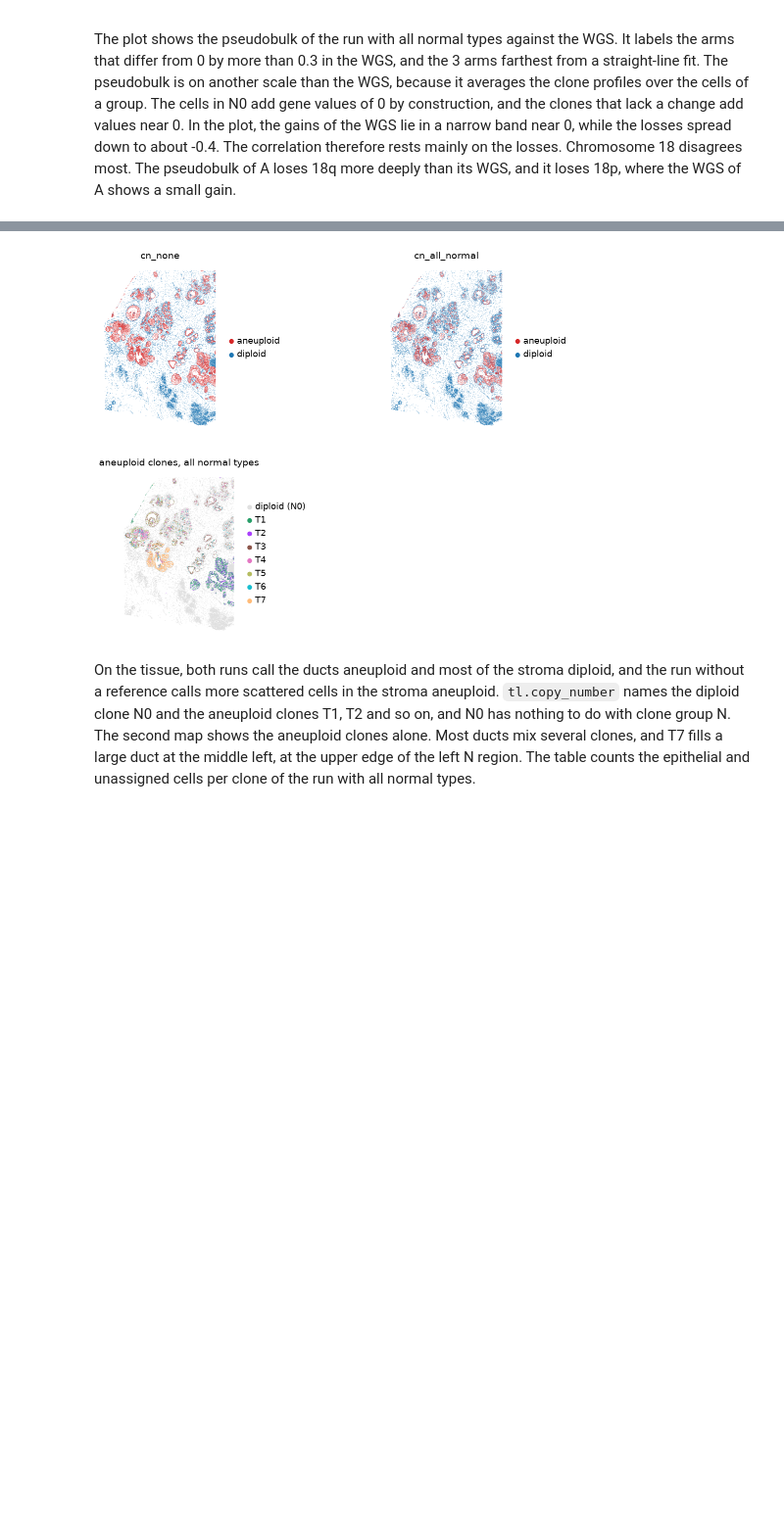
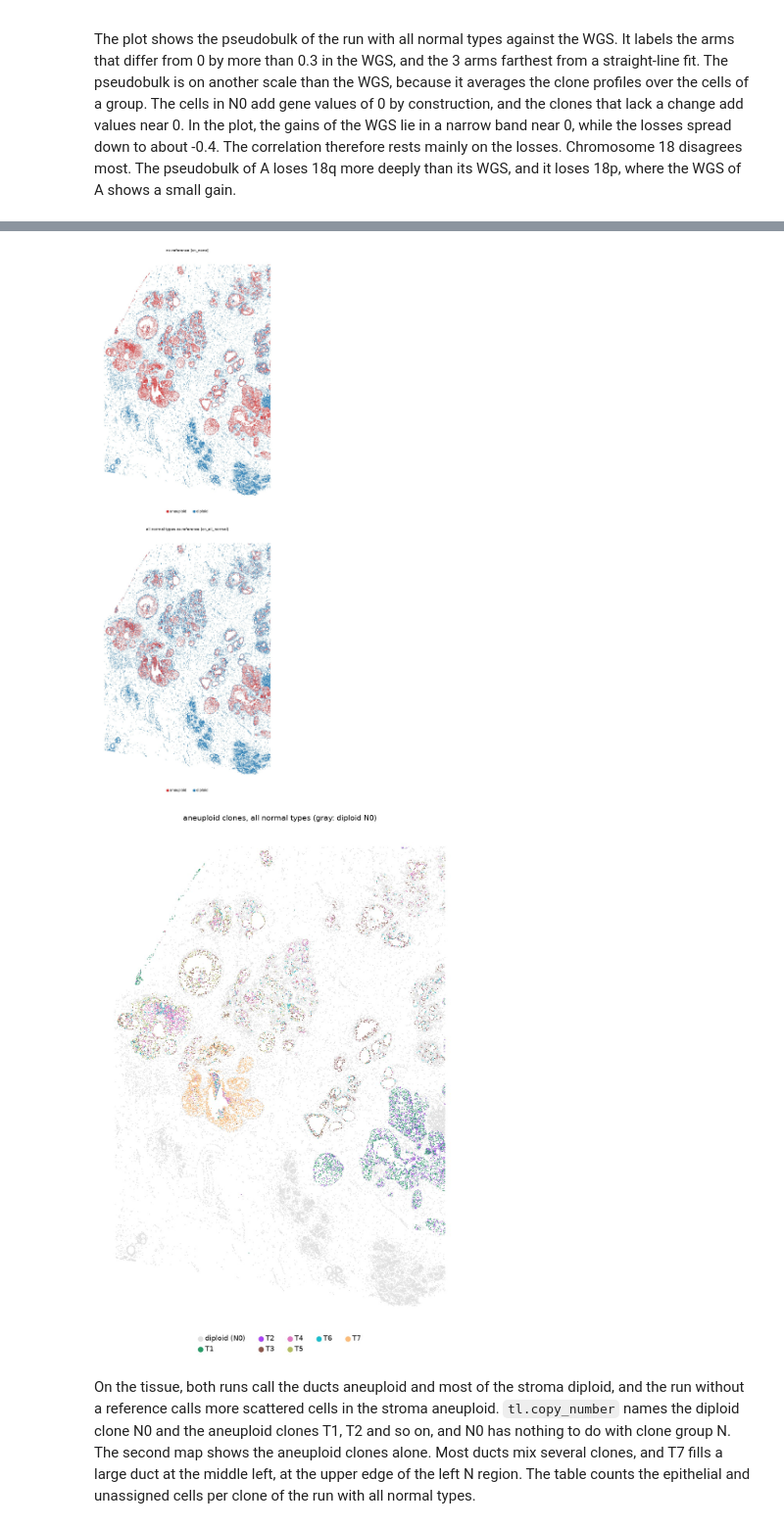
Before and after one commit to 10XGenomics/infercnvpy, a Jupyter notebook: docs/notebooks/spatial_atera.ipynb, the cells around one changed output, grey strips where cells are left out. Shown at 98% size. Drawn from its saved outputs; the diff is of its cells as text; code cells hidden in the pictures; blank space fills up the shorter version.

```diff
--- a/docs/notebooks/spatial_atera.ipynb
+++ b/docs/notebooks/spatial_atera.ipynb
@@ -444,22 +480,40 @@ plt.tight_layout()
 # %%
 # aneuploid red, diploid and the diploid clone N0 blue
 for key in ["cn_none", "cn_immune_stromal", "cn_all_normal", "cn_all_normal_clone"]:
     adata.obs[key] = adata.obs[key].cat.remove_unused_categories()
     palette = [c for c in sc.pl.palettes.default_20 if c not in ("#d62728", "#1f77b4", "#ff9896", "#aec7e8")]
     colors = dict(zip(adata.obs[key].cat.categories, palette, strict=False))
     colors.update({"aneuploid": "#d62728", "diploid": "#1f77b4", "N0": "#1f77b4"})
     adata.uns[f"{key}_colors"] = [colors[c] for c in adata.obs[key].cat.categories]
-cnv.pl.spatial_cnv(adata, color=["cn_none", "cn_all_normal"], size=1, wspace=0.4)
+legend_below(
+    cnv.pl.spatial_cnv(
+        adata,
+        color=["cn_none", "cn_all_normal"],
+        size=10,
+        ncols=1,
+        hspace=0.1,
+        title=["no reference (cn_none)", "all normal types as reference (cn_all_normal)"],
+        show=False,
+    )
+)
 # the aneuploid clones on their own, with the diploid cells in gray
 clone = adata.obs["cn_all_normal_clone"]
 adata.obs["aneuploid clone"] = clone.cat.rename_categories({"N0": "diploid (N0)"})
 colors = dict(zip(clone.cat.categories, adata.uns["cn_all_normal_clone_colors"], strict=True))
 colors["diploid (N0)"] = "#e0e0e0"
 adata.uns["aneuploid clone_colors"] = [colors[c] for c in adata.obs["aneuploid clone"].cat.categories]
-cnv.pl.spatial_cnv(adata, color="aneuploid clone", size=2, title="aneuploid clones, all normal types")
+legend_below(
+    cnv.pl.spatial_cnv(
+        adata,
+        color="aneuploid clone",
+        size=10,
+        title="aneuploid clones, all normal types (gray: diploid N0)",
+        show=False,
+    )
+)
 # %% [output]
-[figure, old version]
+[figure, new version]
-[figure, old version]
+[figure, new version]
 # %% [markdown]
 On the tissue, both runs call the ducts aneuploid and most of the stroma diploid, and the run without a reference calls
 more scattered cells in the stroma aneuploid. `tl.copy_number` names the diploid clone N0 and the aneuploid clones T1,
```
Also changed, not shown: parts of 7 cells of this notebook, 1 other file.
